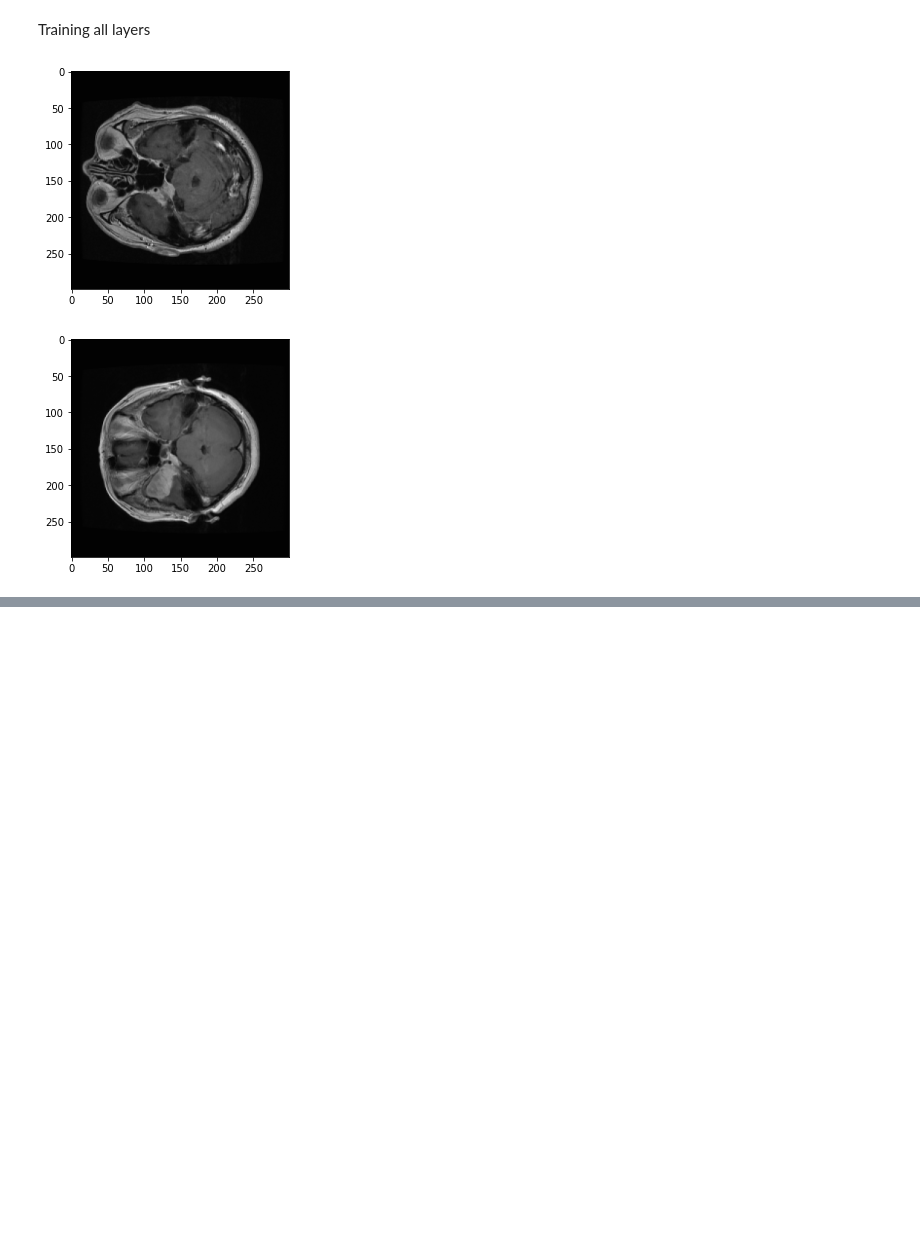
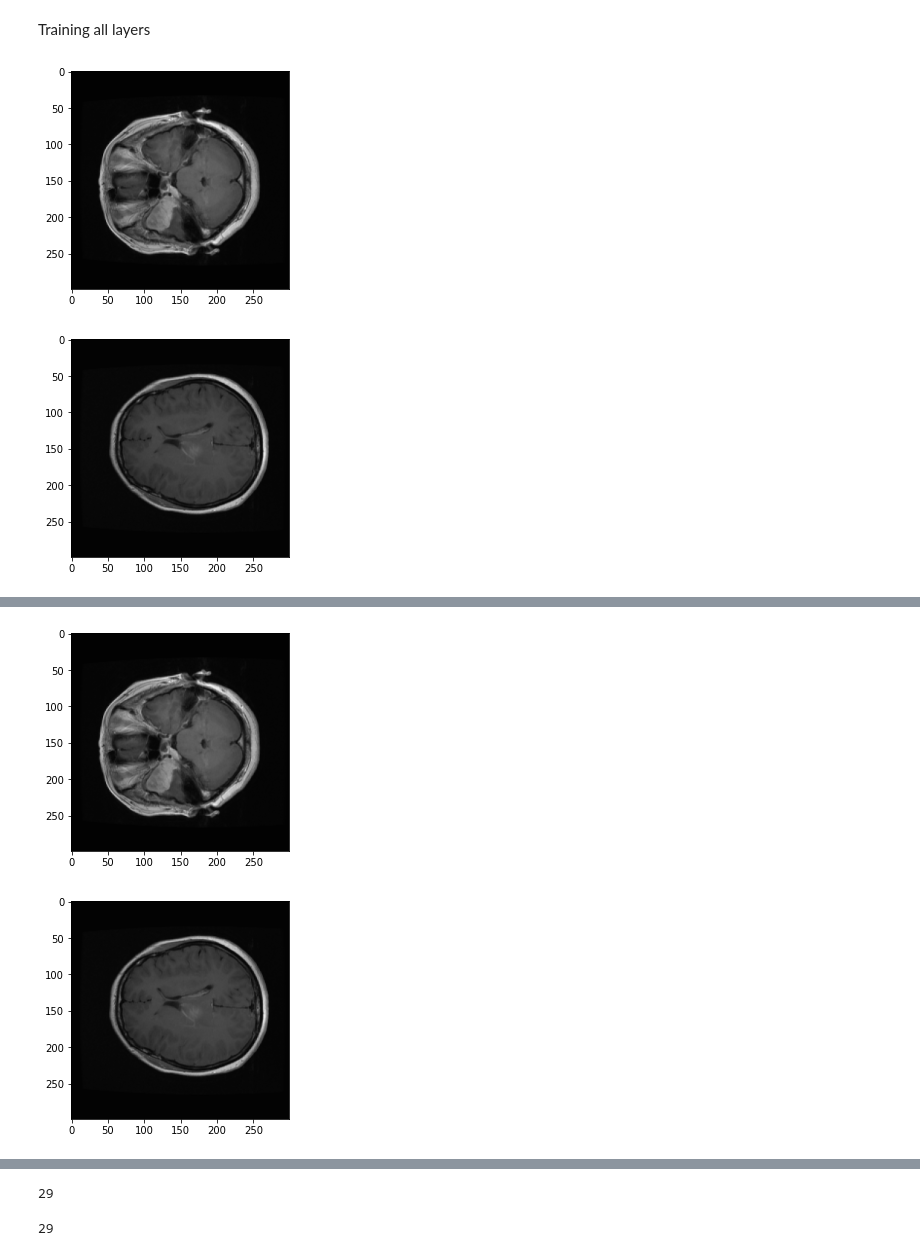
Before and after one commit to greyhound101/internship, a Jupyter notebook: xception_fold_4_all_145.ipynb, the cells around one changed output, grey strips where cells are left out. Cells and saved outputs as stored; diff of their text form; code cells hidden in the pictures; blank space fills up the shorter version.

```diff
--- a/xception_fold_4_all_145.ipynb
+++ b/xception_fold_4_all_145.ipynb
@@ -205,8 +209,8 @@ class DataGenerator(keras.utils.Sequence):
         for ky in data.keys():
             dk[ky].extend(data[ky])
     return dk
-  index=5
-  epoch=25
+  index=4
+  epoch=50
   pre_acc=0
   best=0
   fold='fold_'+str(index)
@@ -261,33 +265,33 @@ class DataGenerator(keras.utils.Sequence):
 
 
 
 
   #getting the accuracy
   new_acc=accuracy_score(pre,tst_y)
 
 
 
 
   #storing the predictions
   final_accuracy_last[fold]=new_acc
 
 
 
 
 
 
 
 
   #storing the answers
   answers_last[fold]=tst_y
 
 
 
 
   #freeing memory
   del([tst_x,tst_y])
   gc.collect()
 # %% [output]
-[figure, old version]
+[figure, new version]
-[figure, old version]
+[figure, new version]
 Epoch 1/1
@@ -309,0 +314,2 @@ Epoch 1/1
+[figure, added]
+[figure, added]
@@ -311,3 +333,5 @@ Epoch 1/1
+29
+29
 # %%
 index=str(index)
 type='decay_145'
```
Also changed, not shown: parts of 5 cells of this notebook.
